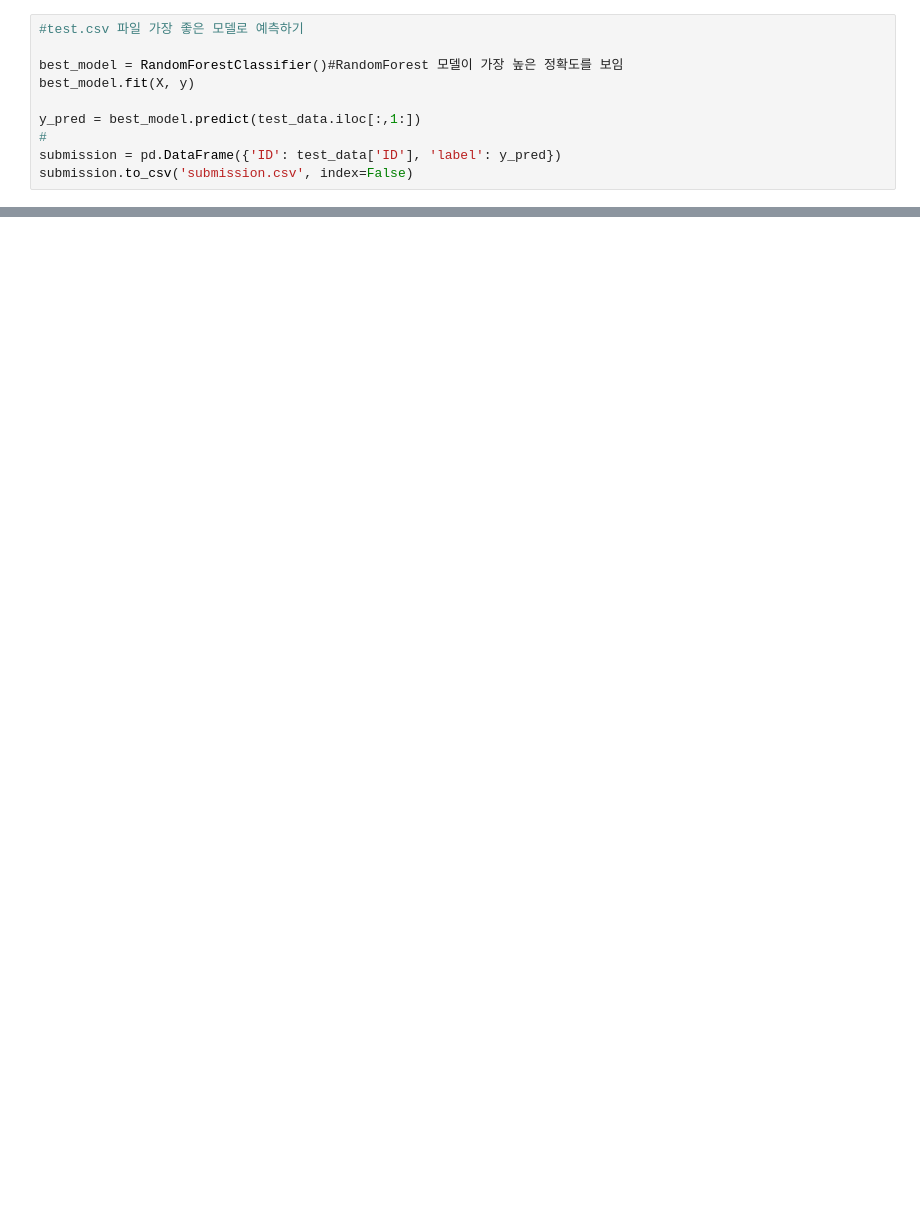
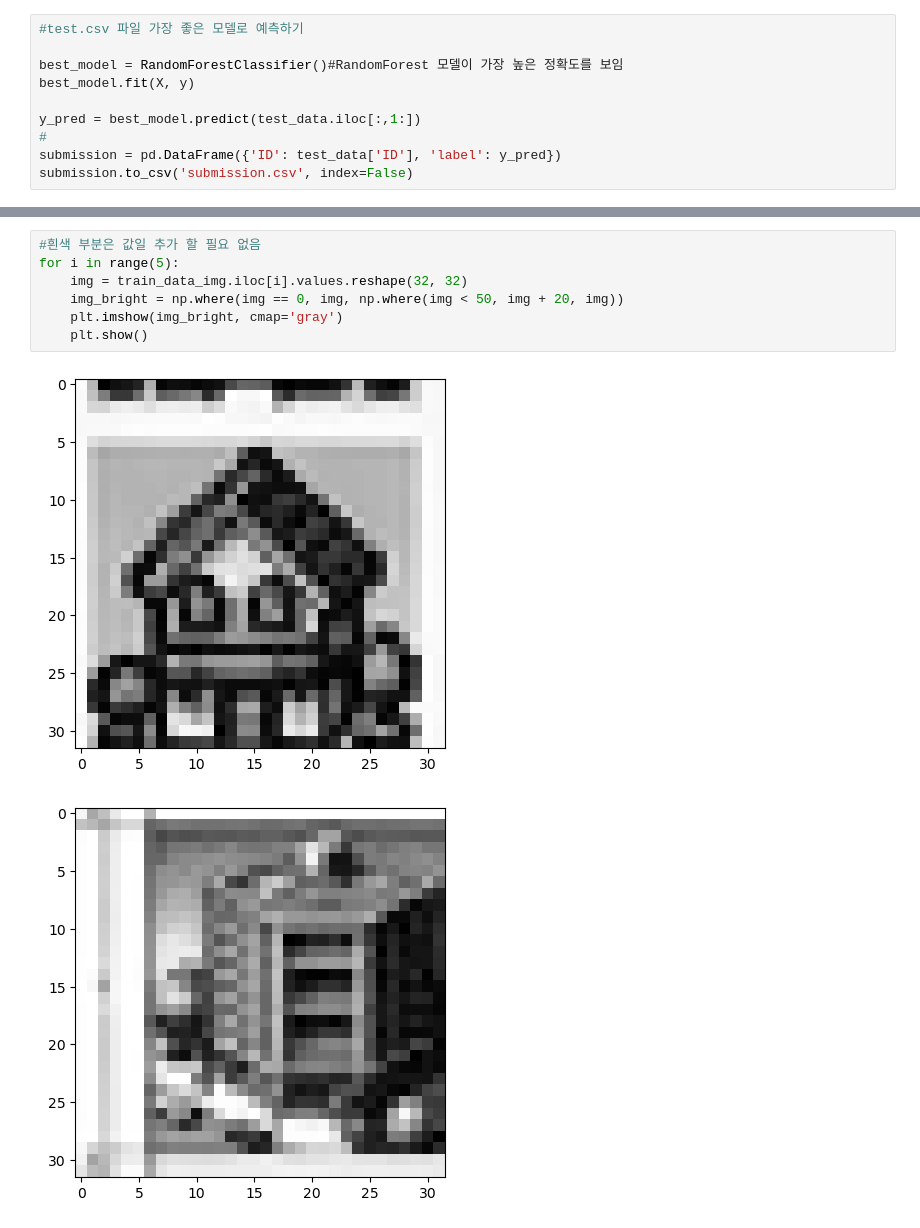
Before and after one commit to il-kwang/quiz, a Jupyter notebook: ML/dacone.ipynb, the cells around one changed output, grey strips where cells are left out. Drawn from its saved outputs; the diff is of its cells as text; blank space fills up the shorter version.

```diff
--- a/ML/dacone.ipynb
+++ b/ML/dacone.ipynb
@@ -212,0 +288,10 @@ submission.to_csv('submission.csv', index=False)
+# %%
+#흰색 부분은 값일 추가 할 필요 없음
+for i in range(5):
+    img = train_data_img.iloc[i].values.reshape(32, 32)
+    img_bright = np.where(img == 0, img, np.where(img < 50, img + 20, img))
+    plt.imshow(img_bright, cmap='gray')
+    plt.show()
+# %% [output]
+[figure, added]
+[figure, added]
```
Also changed, not shown: parts of 9 cells of this notebook, 2 other files.
